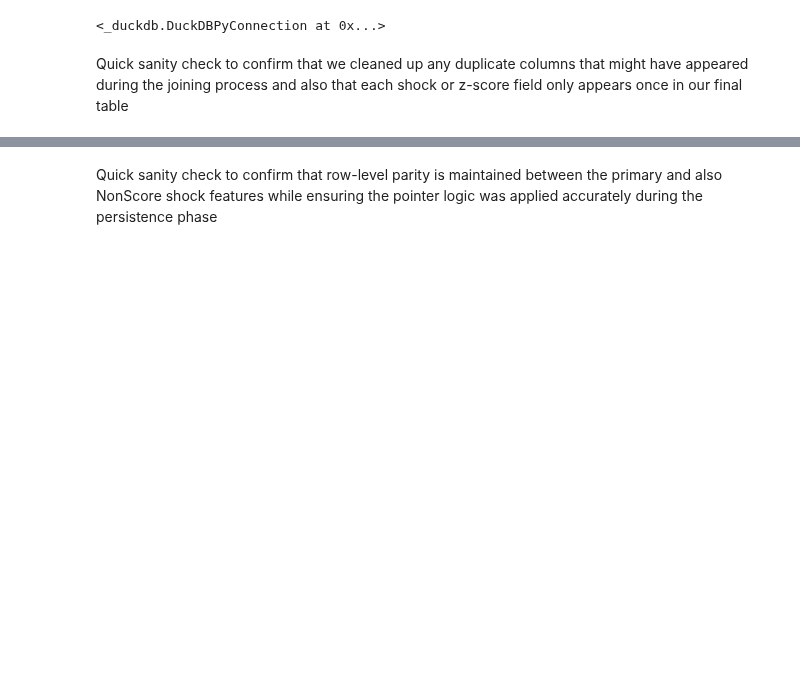
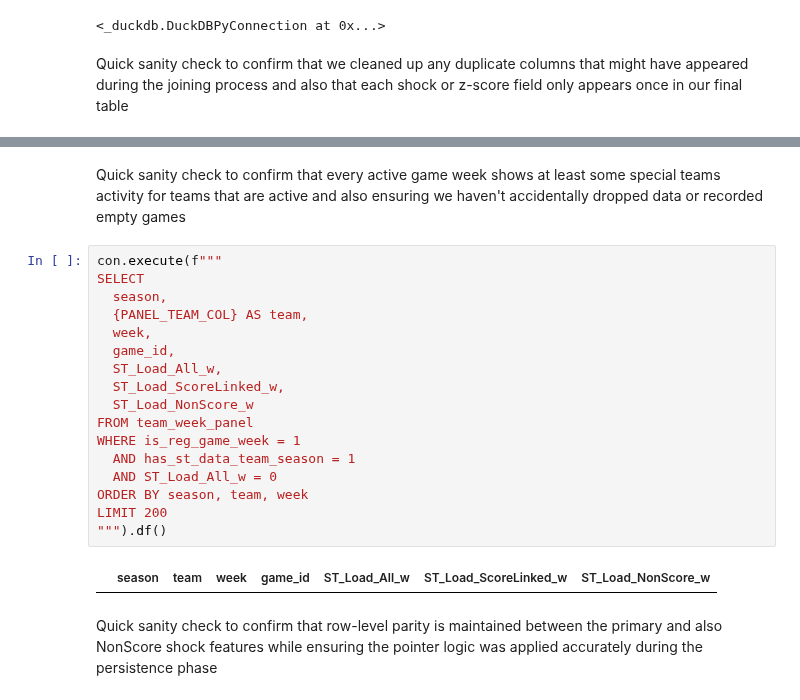
Before and after one commit to SiddharthKorukonda/2025-26-NFLPA-Data-Analytics-Case-Competition, a Jupyter notebook: notebooks/05_standardize_st_workload_define_shocks.ipynb, the cells around one changed output, grey strips where cells are left out. Saved outputs shown, nothing was run; the diff lists cells and outputs as text; blank space fills up the shorter version.

```diff
--- a/notebooks/05_standardize_st_workload_define_shocks.ipynb
+++ b/notebooks/05_standardize_st_workload_define_shocks.ipynb
@@ -410,3 +464,24 @@ Duplicate helper columns to drop ['sched_game_type_2', 'is_reg_game_week_2', 'ha
+# %% [markdown]
+Quick sanity check to confirm that every active game week shows at least some special teams activity for teams that are active and also ensuring we haven't accidentally dropped data or recorded empty games
+# %%
+con.execute(f"""
+SELECT
+  season,
+  {PANEL_TEAM_COL} AS team,
+  week,
+  game_id,
+  ST_Load_All_w,
+  ST_Load_ScoreLinked_w,
+  ST_Load_NonScore_w
+FROM team_week_panel
+WHERE is_reg_game_week = 1
+  AND has_st_data_team_season = 1
+  AND ST_Load_All_w = 0
+ORDER BY season, team, week
+LIMIT 200
+""").df()
+# %% [output]
+|  | season | team | week | game_id | ST_Load_All_w | ST_Load_ScoreLinked_w | ST_Load_NonScore_w |
 # %% [markdown]
 Quick sanity check to confirm that row-level parity is maintained between the primary and also NonScore shock features while ensuring the pointer logic was applied accurately during the persistence phase
 # %%
```
Also changed, not shown: parts of 6 cells of this notebook.
